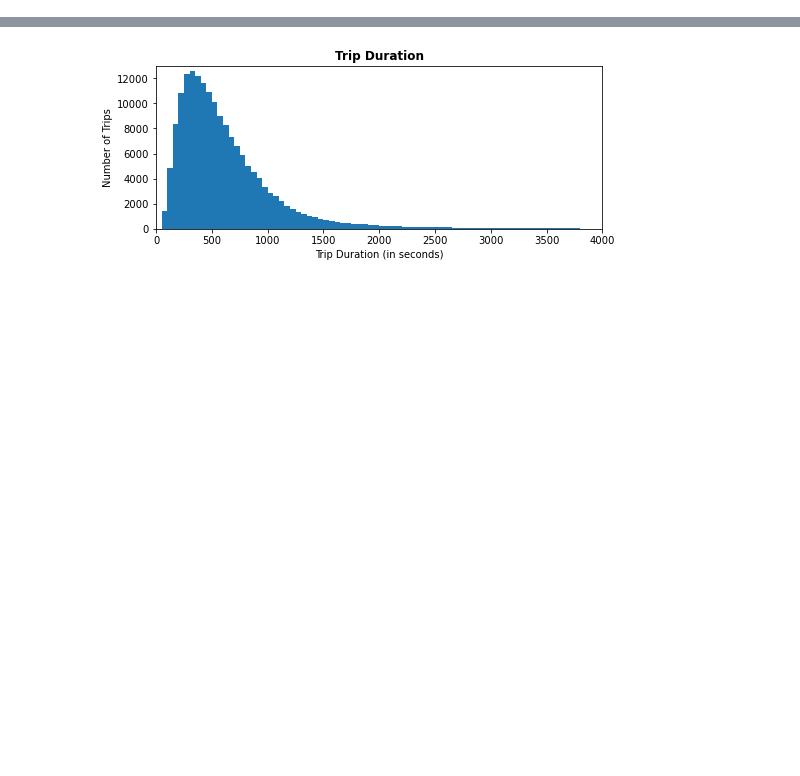
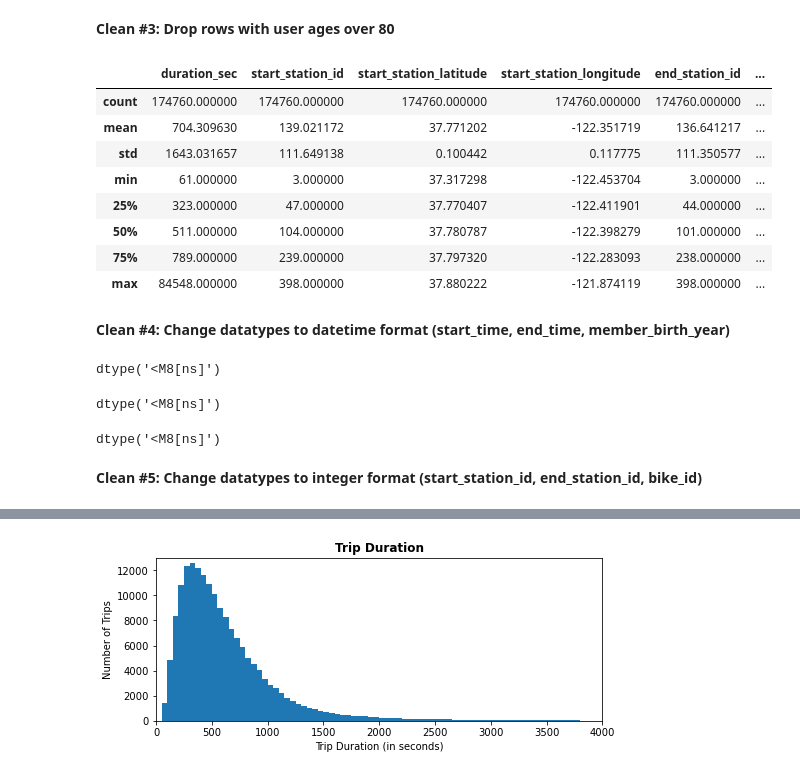
Before and after one commit to cman1836/DataVisualization, a Jupyter notebook: SlideShow.ipynb, the cells around one changed output, grey strips where cells are left out. Saved outputs shown, nothing was run; the diff lists cells and outputs as text; code cells hidden in the pictures; blank space fills up the shorter version.

```diff
--- a/SlideShow.ipynb
+++ b/SlideShow.ipynb
@@ -16,0 +193,3 @@ The Ford GoBike System data contains 183,412 trip records. Each trip record has
+# %%
+# make clean copies of the dataframe
+df_clean = df.copy()
@@ -16,0 +209,4 @@ The Ford GoBike System data contains 183,412 trip records. Each trip record has
+# %%
+#remove NULL values and check for success
+df_clean.dropna(inplace=True)
+df_clean.isnull().sum()
@@ -16,0 +233,6 @@ The Ford GoBike System data contains 183,412 trip records. Each trip record has
+# %%
+# create column for age based on calculation of member birth year
+df_clean['age'] = 2019 - df_clean['member_birth_year'].astype(int)
+
+#verify change
+df_clean.head(3)
@@ -16,0 +244,46 @@ The Ford GoBike System data contains 183,412 trip records. Each trip record has
+# %% [markdown]
+**Clean #3: Drop rows with user ages over 80**
+# %%
+#remove rows with user ages 80 and over
+df_clean = df_clean.query('age <= 80')
+
+#verify change
+df_clean.describe()
+# %% [output]
+|  | duration_sec | start_station_id | start_station_latitude | start_station_longitude | end_station_id | ... |
+| count | 174760.000000 | 174760.000000 | 174760.000000 | 174760.000000 | 174760.000000 | ... |
+| mean | 704.309630 | 139.021172 | 37.771202 | -122.351719 | 136.641217 | ... |
+| std | 1643.031657 | 111.649138 | 0.100442 | 0.117775 | 111.350577 | ... |
+| min | 61.000000 | 3.000000 | 37.317298 | -122.453704 | 3.000000 | ... |
+| 25% | 323.000000 | 47.000000 | 37.770407 | -122.411901 | 44.000000 | ... |
+| 50% | 511.000000 | 104.000000 | 37.780787 | -122.398279 | 101.000000 | ... |
+| 75% | 789.000000 | 239.000000 | 37.797320 | -122.283093 | 238.000000 | ... |
+| max | 84548.000000 | 398.000000 | 37.880222 | -121.874119 | 398.000000 | ... |
+# %% [markdown]
+**Clean #4: Change datatypes to datetime format (start_time, end_time, member_birth_year)**
+# %%
+##change start_time dtype to datetime
+df_clean['start_time'] = pd.to_datetime(df_clean['start_time'])
+
+#test changes
+df_clean.dtypes.start_time
+# %% [output]
+dtype('<M8[ns]')
+# %%
+##change end_time dtype to datetime
+df_clean['end_time'] = pd.to_datetime(df_clean['start_time'])
+
+#test changes
+df_clean.dtypes.end_time
+# %% [output]
+dtype('<M8[ns]')
+# %%
+##change member_birth_year stype to datetime
+df_clean['member_birth_year'] = pd.to_datetime(df_clean['start_time'])
+
+#test changes
+df_clean.dtypes.member_birth_year
+# %% [output]
+dtype('<M8[ns]')
+# %% [markdown]
+**Clean #5: Change datatypes to integer format (start_station_id, end_station_id, bike_id)**
```
Also changed, not shown: parts of 66 cells of this notebook, 1 other file.
